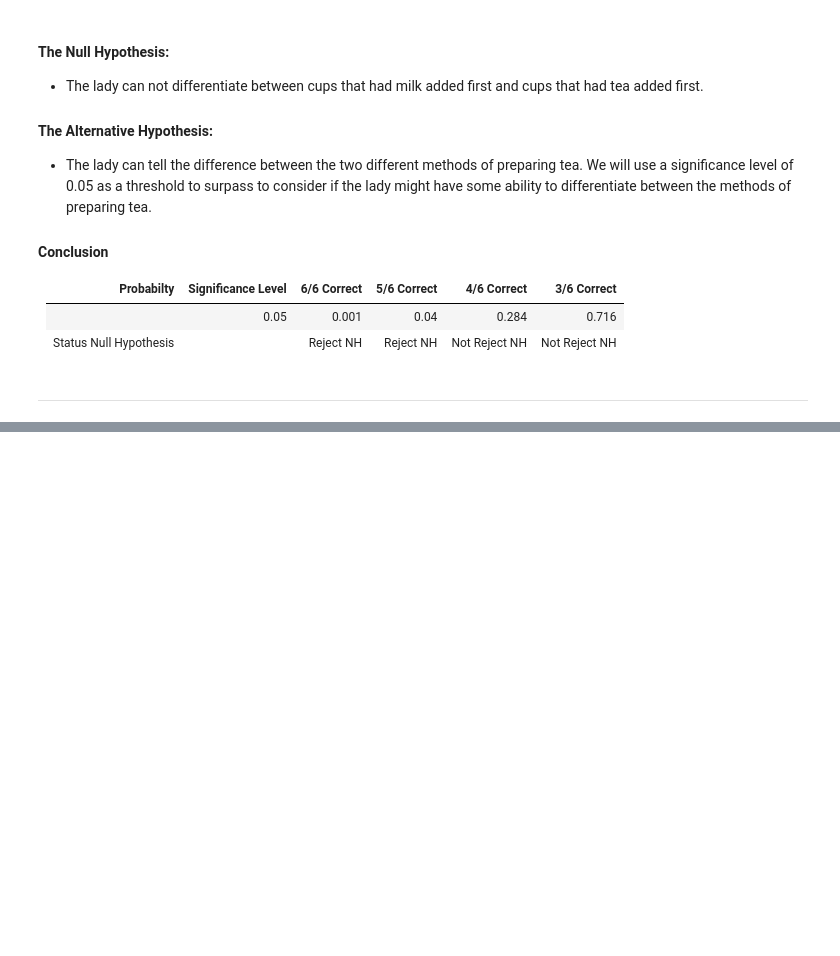
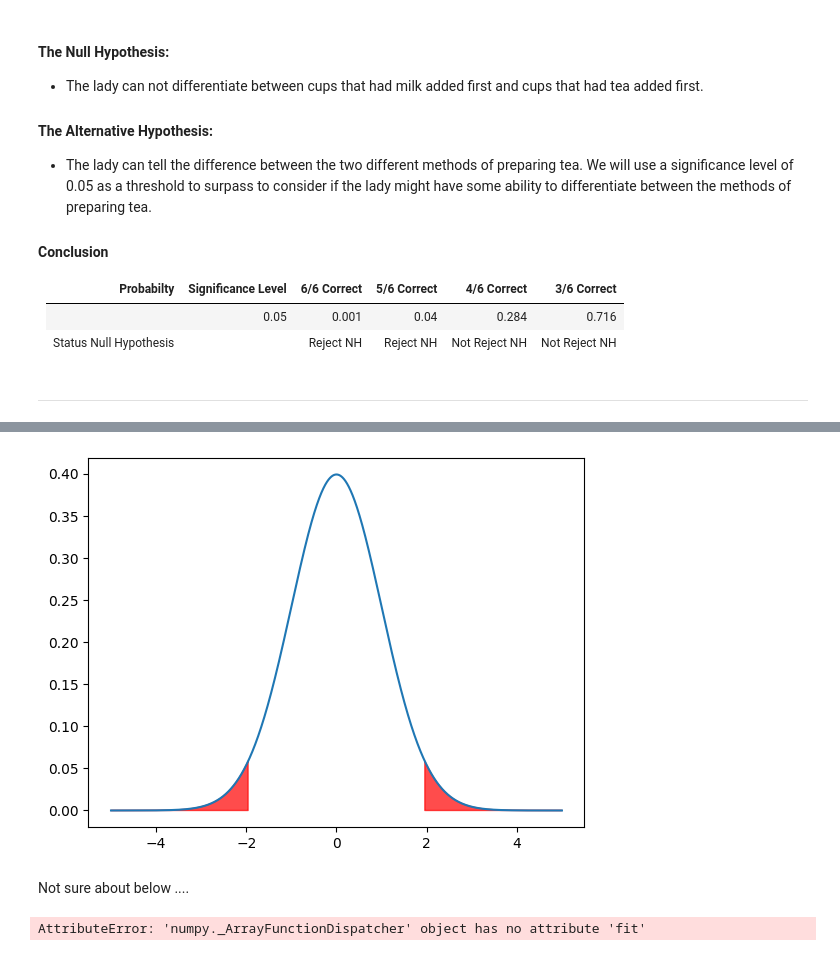
Before and after one commit to PectenMaximus/applied_statistics_ar-, a Jupyter notebook: tasks.ipynb, the cells around one changed output, grey strips where cells are left out. Cells and saved outputs as stored; diff of their text form; code cells hidden in the pictures; blank space fills up the shorter version.

```diff
--- a/tasks.ipynb
+++ b/tasks.ipynb
@@ -207,0 +277,42 @@ plt.show
+# %%
+
+# Create a blank plot.
+fig, ax = plt.subplots()
+
+# X values.
+x = np.linspace(-5.0, 5.0, 100000)
+
+# Plot the normal distribution.
+plt.plot(x, stats.norm.pdf(x))
+
+# Shade in some areas.
+plt.fill_between(x, stats.norm.pdf(x), where=(x < -1.96) | (x > 1.96), color='red', alpha=0.7);
+# %% [output]
+[figure, added]
+# %% [markdown]
+Not sure about below ....
+# %%
+# Generate some data for this
+# demonstration.
+data = np.random.normal(loc, scale, 100000)
+
+# Fit a normal distribution to
+# the data:
+# mean and standard deviation
+mu, std = norm.fit(data)
+
+# Plot the histogram.
+plt.hist(data, bins=25, density=True, alpha=0.6, color='b')
+
+# Plot the PDF.
+xmin, xmax = plt.xlim()
+x = np.linspace(xmin, xmax, 100)
+p = norm.pdf(x, mu, std)
+
+plt.plot(x, p, 'k', linewidth=2)
+title = "Fit Values: {:.2f} and {:.2f}".format(mu, std)
+plt.title(title)
+
+plt.show()
+# %% [output]
+AttributeError: 'numpy._ArrayFunctionDispatcher' object has no attribute 'fit'
```
Also changed, not shown: parts of 10 cells of this notebook, 1 other file.
